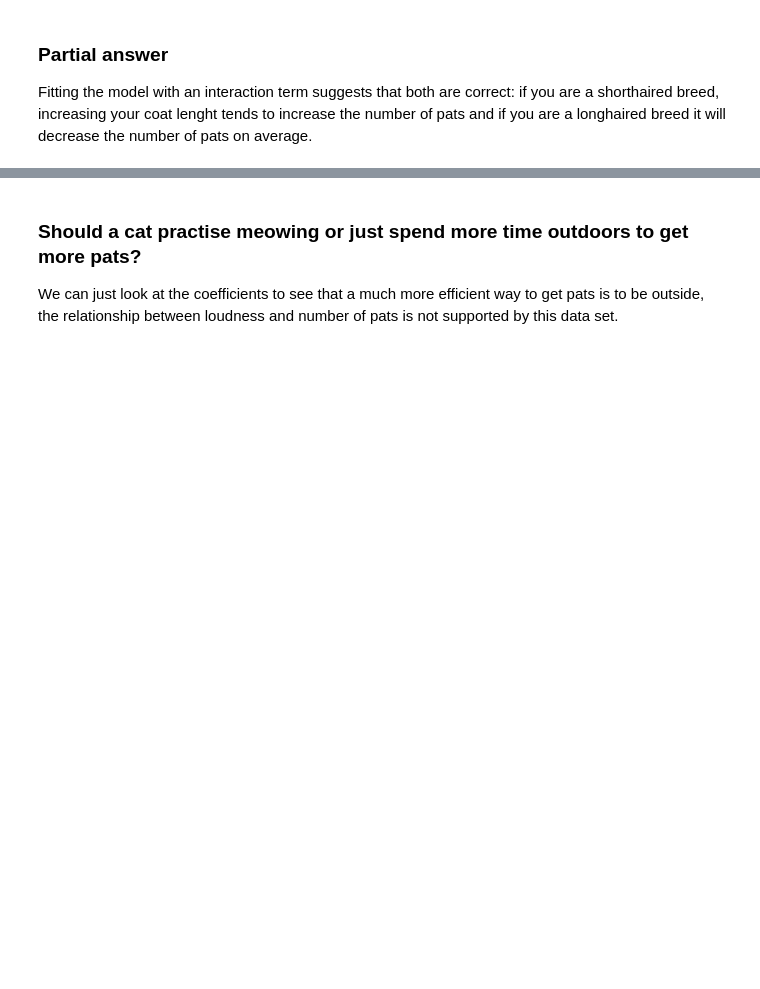
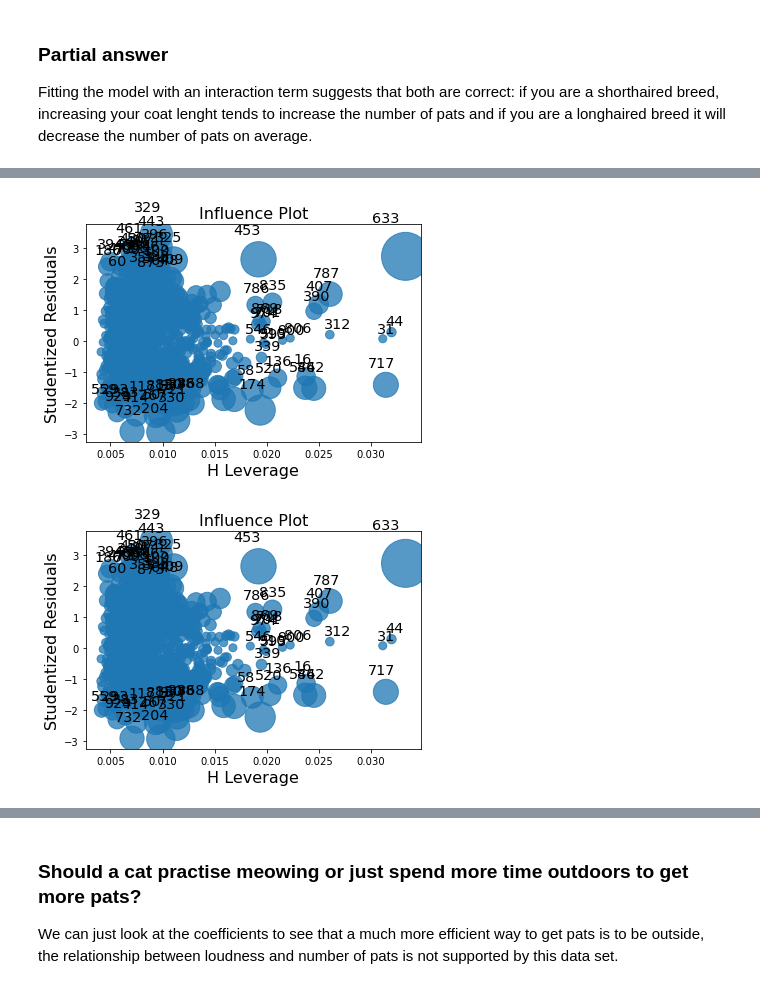
Before and after one commit to aezarebski/aas-extended-examples, a Jupyter notebook: example-2/example-2-answers.ipynb, the cells around one changed output, grey strips where cells are left out. Cells and saved outputs as stored; diff of their text form; code cells hidden in the pictures; blank space fills up the shorter version.

```diff
--- a/example-2/example-2-answers.ipynb
+++ b/example-2/example-2-answers.ipynb
@@ -310,0 +343,5 @@ Fitting the model with an interaction term suggests that both are correct: if yo
+# %%
+sm.graphics.influence_plot(lm_4c, criterion="cooks")
+# %% [output]
+[figure, added]
+[figure, added]
```
Also changed, not shown: parts of 13 cells of this notebook.
